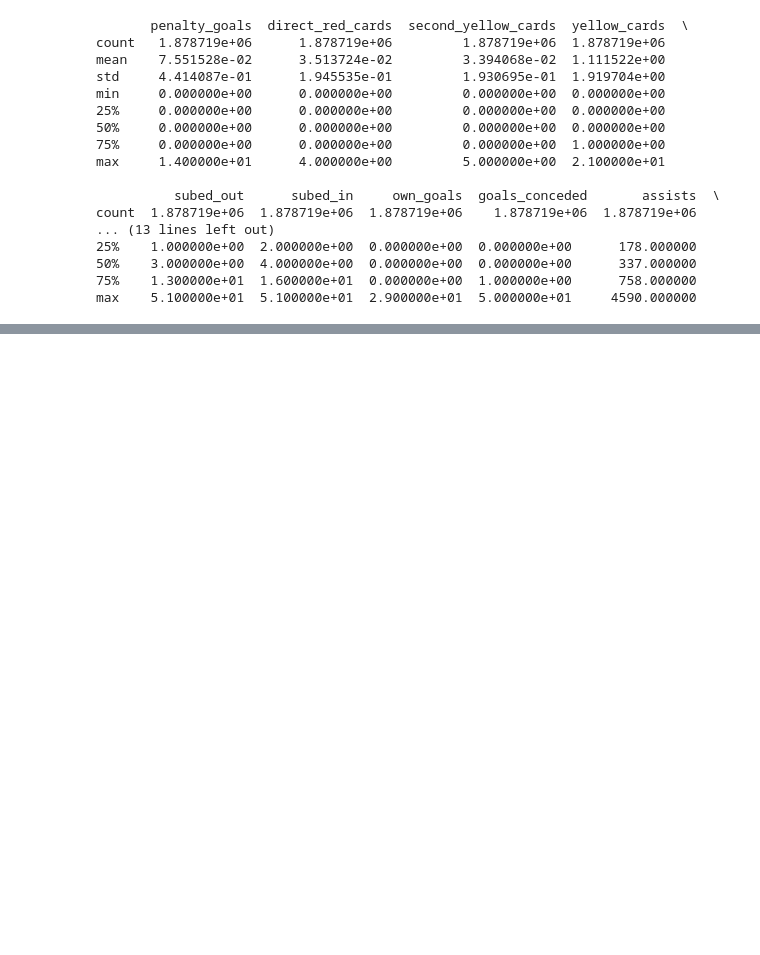
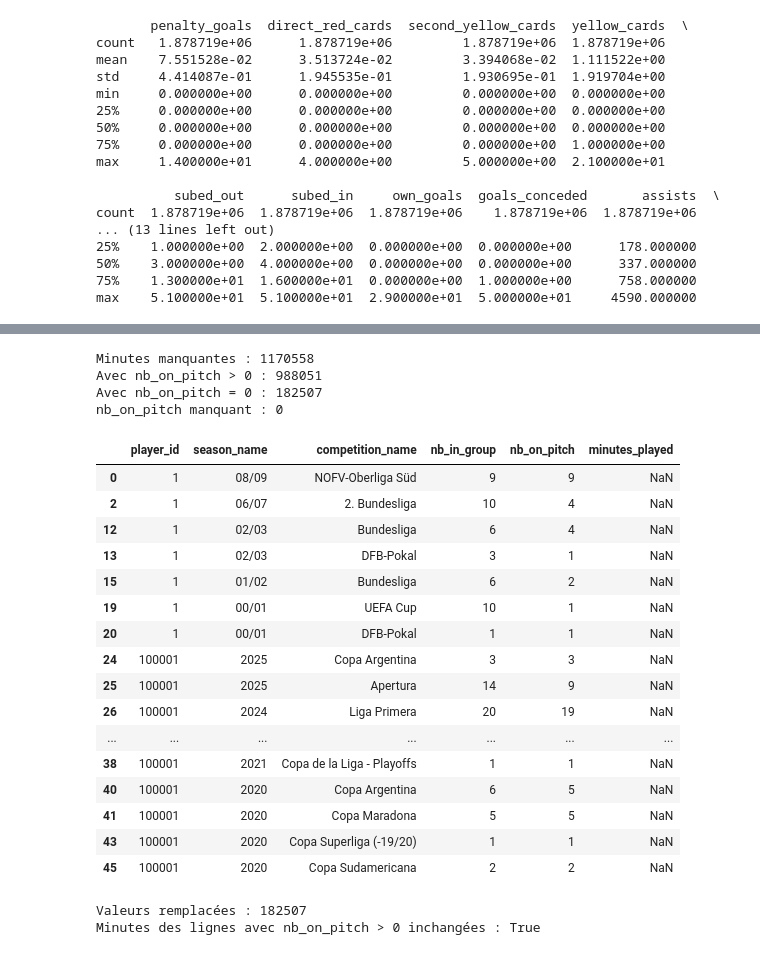
Before and after one commit to Charlesptrd/football-key-person-insurance, a Jupyter notebook: notebooks/01_database.ipynb, the cells around one changed output, grey strips where cells are left out. Drawn from its saved outputs; the diff is of its cells as text; code cells hidden in the pictures; blank space fills up the shorter version.

```diff
--- a/notebooks/01_database.ipynb
+++ b/notebooks/01_database.ipynb
@@ -2404,0 +2846,73 @@ max    5.100000e+01  5.100000e+01  2.900000e+01  5.000000e+01     4590.000000
+# %%
+df = tables["player_performances"]
+
+minutes_manquantes = df["minutes_played"].isna()
+
+print("Minutes manquantes :", int(minutes_manquantes.sum()))
+print(
+    "Avec nb_on_pitch > 0 :",
+    int((minutes_manquantes & df["nb_on_pitch"].gt(0)).sum())
+)
+print(
+    "Avec nb_on_pitch = 0 :",
+    int((minutes_manquantes & df["nb_on_pitch"].eq(0)).sum())
+)
+print(
+    "nb_on_pitch manquant :",
+    int((minutes_manquantes & df["nb_on_pitch"].isna()).sum())
+)
+
+display(
+    df.loc[
+        minutes_manquantes & df["nb_on_pitch"].gt(0),
+        ["player_id", "season_name", "competition_name",
+         "nb_in_group", "nb_on_pitch", "minutes_played"]
+    ].head(20)
+)
+
+performances_originales = tables["player_performances"]
+performances = performances_originales.copy()
+
+minutes_avant = performances_originales["minutes_played"].copy()
+
+a_remplacer = (
+    performances["minutes_played"].isna()
+    & performances["nb_on_pitch"].eq(0)
+)
+performances.loc[a_remplacer, "minutes_played"] = 0
+
+joueurs_entres = performances["nb_on_pitch"].gt(0)
+inchangees = performances.loc[joueurs_entres, "minutes_played"].equals(
+    minutes_avant.loc[joueurs_entres]
+)
+
+print("Valeurs remplacées :", int(a_remplacer.sum()))
+print("Minutes des lignes avec nb_on_pitch > 0 inchangées :", inchangees)
+
+assert inchangees, "Certaines minutes des joueurs entrés sur le terrain ont changé."
+
+tables["player_performances_clean"] = performances
+# %% [output]
+Minutes manquantes : 1170558
+Avec nb_on_pitch > 0 : 988051
+Avec nb_on_pitch = 0 : 182507
+nb_on_pitch manquant : 0
+|  | player_id | season_name | competition_name | nb_in_group | nb_on_pitch | minutes_played |
+| 0 | 1 | 08/09 | NOFV-Oberliga Süd | 9 | 9 | NaN |
+| 2 | 1 | 06/07 | 2. Bundesliga | 10 | 4 | NaN |
+| 12 | 1 | 02/03 | Bundesliga | 6 | 4 | NaN |
+| 13 | 1 | 02/03 | DFB-Pokal | 3 | 1 | NaN |
+| 15 | 1 | 01/02 | Bundesliga | 6 | 2 | NaN |
+| 19 | 1 | 00/01 | UEFA Cup | 10 | 1 | NaN |
+| 20 | 1 | 00/01 | DFB-Pokal | 1 | 1 | NaN |
+| 24 | 100001 | 2025 | Copa Argentina | 3 | 3 | NaN |
+| 25 | 100001 | 2025 | Apertura | 14 | 9 | NaN |
+| 26 | 100001 | 2024 | Liga Primera | 20 | 19 | NaN |
+| ... | ... | ... | ... | ... | ... | ... |
+| 38 | 100001 | 2021 | Copa de la Liga - Playoffs | 1 | 1 | NaN |
+| 40 | 100001 | 2020 | Copa Argentina | 6 | 5 | NaN |
+| 41 | 100001 | 2020 | Copa Maradona | 5 | 5 | NaN |
+| 43 | 100001 | 2020 | Copa Superliga (-19/20) | 1 | 1 | NaN |
+| 45 | 100001 | 2020 | Copa Sudamericana | 2 | 2 | NaN |
+Valeurs remplacées : 182507
+Minutes des lignes avec nb_on_pitch > 0 inchangées : True
```
Also changed, not shown: parts of 15 cells of this notebook.
